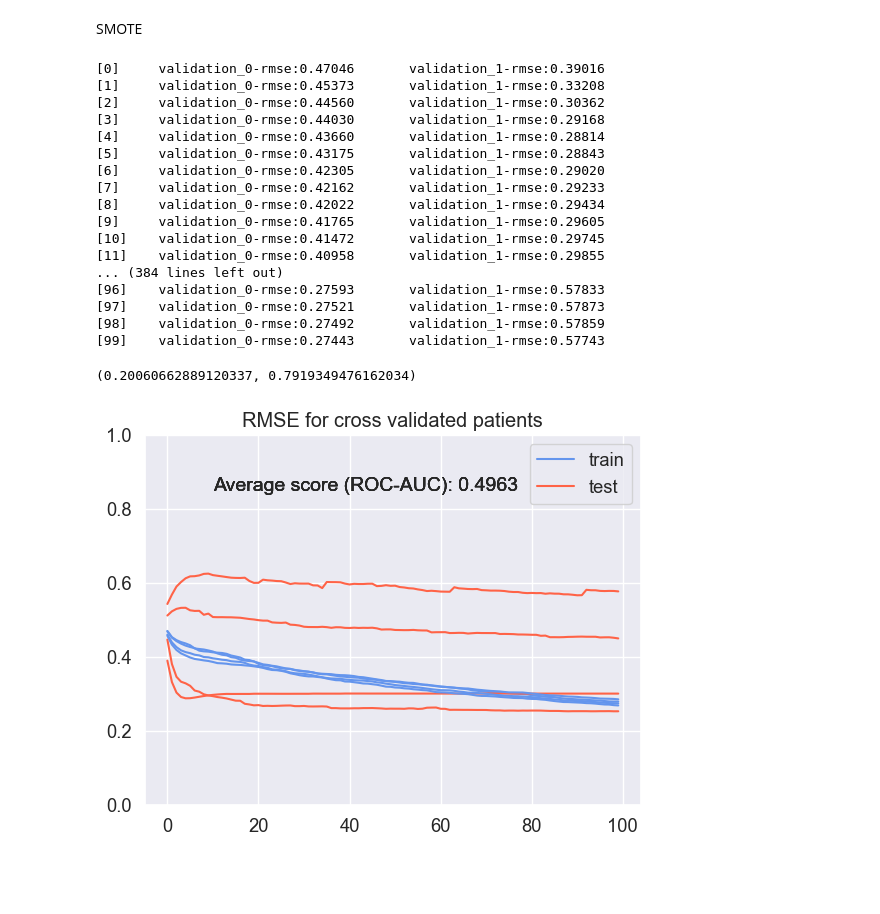
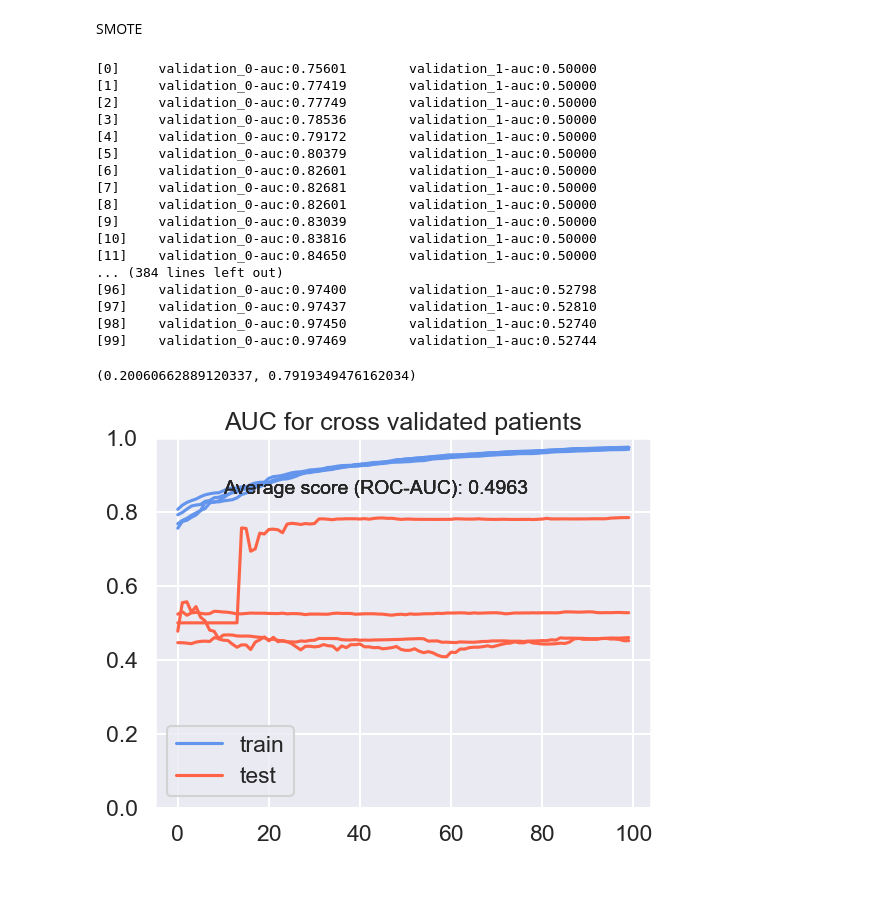
Before and after one commit to k0ruy/spindle-detection, a Jupyter notebook: eda_prepro_modelling.ipynb, the cells around one changed output. Drawn from its saved outputs; the diff is of its cells as text; code cells hidden in the pictures.

```diff
--- a/eda_prepro_modelling.ipynb
+++ b/eda_prepro_modelling.ipynb
@@ -447,7 +447,7 @@ def cross_validate(X, y, sampling_method: callable):
     patient_indices = [np.where(df["patient"] == i)[0] for i in range(1, num_patients + 1)]
 
     # print(patient_indices)
-    xgb = XGBClassifier(random_state=42, n_jobs=-1, eval_metric='rmse')
+    xgb = XGBClassifier(random_state=42, n_jobs=-1, eval_metric='auc')
 
     # Define the number of cross-validation folds
     num_folds = num_patients // 2
@@ -470,8 +470,8 @@ def cross_validate(X, y, sampling_method: callable):
         evals_result = xgb.evals_result()
 
         # plot learning curves
-        plot_tr.append(evals_result['validation_0']['rmse'])
-        plot_te.append(evals_result['validation_1']['rmse'])
+        plot_tr.append(evals_result['validation_0']['auc'])
+        plot_te.append(evals_result['validation_1']['auc'])
 
         # Evaluate the trained classifier on the test set
         y_pred = xgb.predict(X_test)
@@ -497,7 +497,7 @@ for tr, te in zip(plt_tr, plt_te):
     plt.legend(['train', 'test'])
     plt.ylim([0,1])
     plt.text(x=10, y=0.85, s=f"Average score (ROC-AUC): {rocauc:.4f}", font="Arial", size=14)
-    plt.title('RMSE for cross validated patients')
+    plt.title('AUC for cross validated patients')
 
 sens, spec
 # %% [output]
@@ -531,7 +531,7 @@ for tr, te in zip(plt_tr, plt_te):
     plt.legend(['train', 'test'])
     plt.ylim([0,1])
     plt.text(x=10, y=0.85, s=f"Average score (ROC-AUC): {rocauc:.4f}", font="Arial", size=14)
-    plt.title('RMSE for cross validated patients')
+    plt.title('AUC for cross validated patients')
 
 sens, spec
 # %% [output]
@@ -559,35 +559,35 @@ SMOTE
 # %%
 rocauc, sens, spec, plt_tr, plt_te = cross_validate(X, y, smote)
 
 for tr, te in zip(plt_tr, plt_te):
     plt.plot(tr, label='train', c='cornflowerblue')
     plt.plot(te, label='test', c='tomato')
     plt.legend(['train', 'test'])
     plt.ylim([0,1])
     plt.text(x=10, y=0.85, s=f"Average score (ROC-AUC): {rocauc:.4f}", font="Arial", size=14)
-    plt.title('RMSE for cross validated patients')
+    plt.title('AUC for cross validated patients')
 
 sens, spec
 # %% [output]
-[0]     validation_0-rmse:0.47046       validation_1-rmse:0.39016
-[1]     validation_0-rmse:0.45373       validation_1-rmse:0.33208
-[2]     validation_0-rmse:0.44560       validation_1-rmse:0.30362
-[3]     validation_0-rmse:0.44030       validation_1-rmse:0.29168
-[4]     validation_0-rmse:0.43660       validation_1-rmse:0.28814
-[5]     validation_0-rmse:0.43175       validation_1-rmse:0.28843
-[6]     validation_0-rmse:0.42305       validation_1-rmse:0.29020
-[7]     validation_0-rmse:0.42162       validation_1-rmse:0.29233
-[8]     validation_0-rmse:0.42022       validation_1-rmse:0.29434
-[9]     validation_0-rmse:0.41765       validation_1-rmse:0.29605
-[10]    validation_0-rmse:0.41472       validation_1-rmse:0.29745
-[11]    validation_0-rmse:0.40958       validation_1-rmse:0.29855
+[0]     validation_0-auc:0.75601        validation_1-auc:0.50000
+[1]     validation_0-auc:0.77419        validation_1-auc:0.50000
+[2]     validation_0-auc:0.77749        validation_1-auc:0.50000
+[3]     validation_0-auc:0.78536        validation_1-auc:0.50000
+[4]     validation_0-auc:0.79172        validation_1-auc:0.50000
+[5]     validation_0-auc:0.80379        validation_1-auc:0.50000
+[6]     validation_0-auc:0.82601        validation_1-auc:0.50000
+[7]     validation_0-auc:0.82681        validation_1-auc:0.50000
+[8]     validation_0-auc:0.82601        validation_1-auc:0.50000
+[9]     validation_0-auc:0.83039        validation_1-auc:0.50000
+[10]    validation_0-auc:0.83816        validation_1-auc:0.50000
+[11]    validation_0-auc:0.84650        validation_1-auc:0.50000
 ... (384 lines left out)
-[96]    validation_0-rmse:0.27593       validation_1-rmse:0.57833
-[97]    validation_0-rmse:0.27521       validation_1-rmse:0.57873
-[98]    validation_0-rmse:0.27492       validation_1-rmse:0.57859
-[99]    validation_0-rmse:0.27443       validation_1-rmse:0.57743
+[96]    validation_0-auc:0.97400        validation_1-auc:0.52798
+[97]    validation_0-auc:0.97437        validation_1-auc:0.52810
+[98]    validation_0-auc:0.97450        validation_1-auc:0.52740
+[99]    validation_0-auc:0.97469        validation_1-auc:0.52744
 (0.20060662889120337, 0.7919349476162034)
-[figure, old version]
+[figure, new version]
 # %% [markdown]
 #
 # %% [markdown]
```
Also changed, not shown: parts of 8 cells of this notebook.
